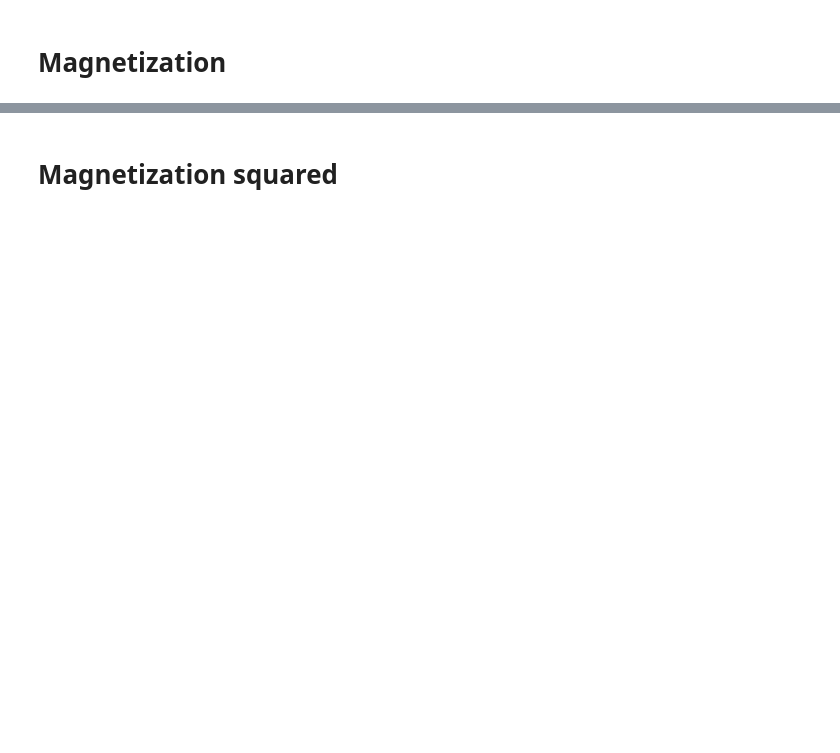
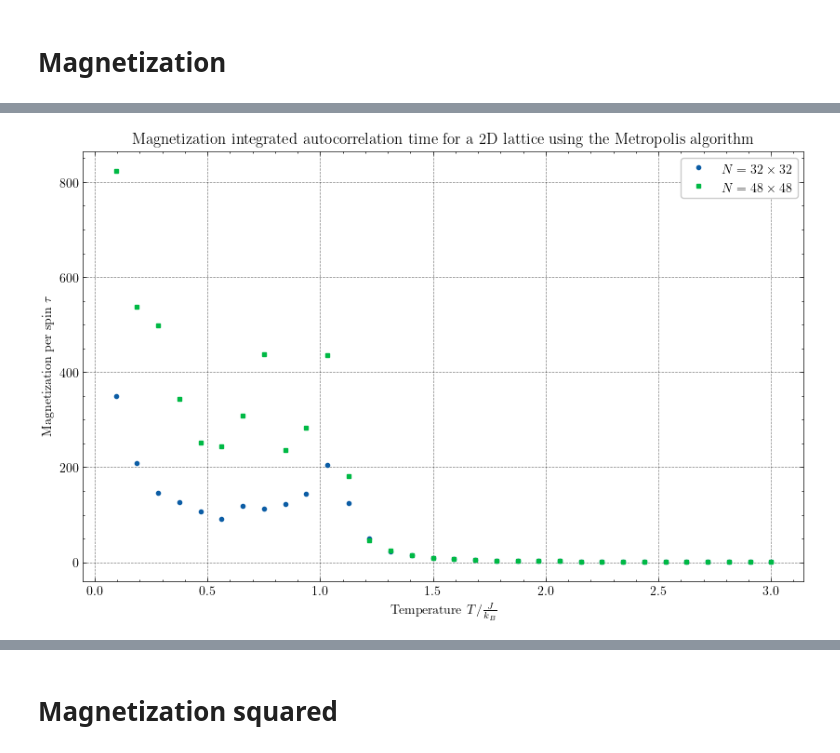
Before and after one commit to lennartvrg/physik690-Bachelorarbeit, a Jupyter notebook: analysis.ipynb, the cells around one changed output, grey strips where cells are left out. Saved outputs shown, nothing was run; the diff lists cells and outputs as text; code cells hidden in the pictures; blank space fills up the shorter version.

```diff
--- a/analysis.ipynb
+++ b/analysis.ipynb
@@ -127,2 +150,7 @@ fig.savefig('figures/Metropolis/Energy.pdf', dpi=dpi,  bbox_inches='tight')
+# %%
+fig, _ = plot_observable_integrated_autocorrelation(con, simulation_id, Algorithm.Metropolis, Observable.Magnetization)
+fig.savefig('figures/Metropolis/Magnetization_IntegratedAutocorrelation.pdf', dpi=dpi,  bbox_inches='tight')
+# %% [output]
+[figure, added]
 # %%
 fig, _ = plot_observable_per_spin(con, simulation_id, Algorithm.Wolff, Observable.Magnetization)
```
Also changed, not shown: parts of 17 cells of this notebook, 14 other files.
